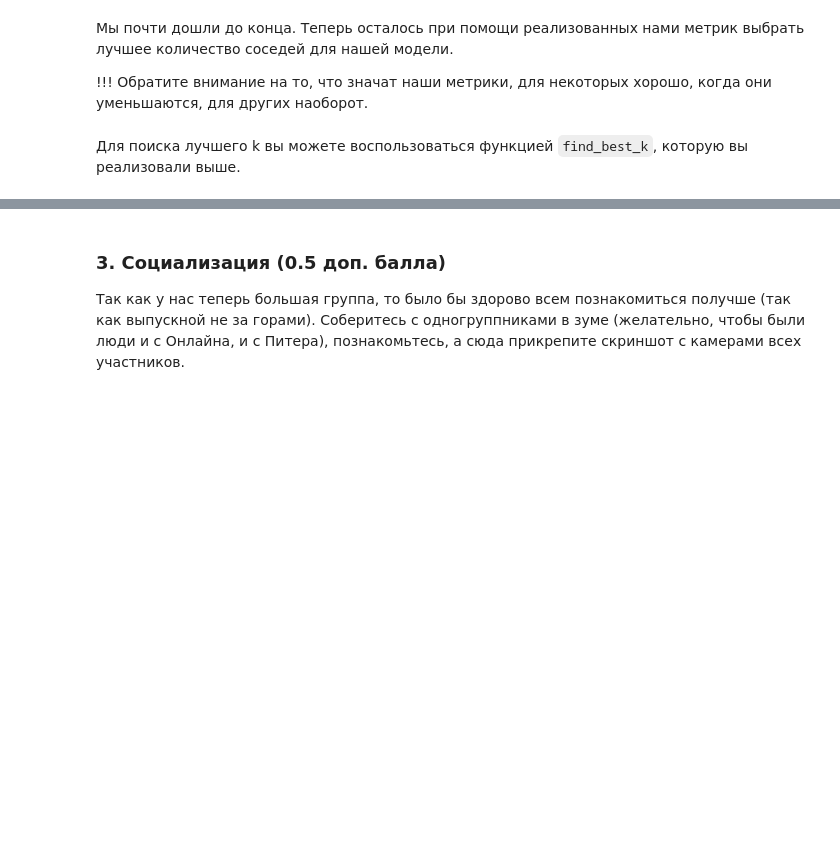
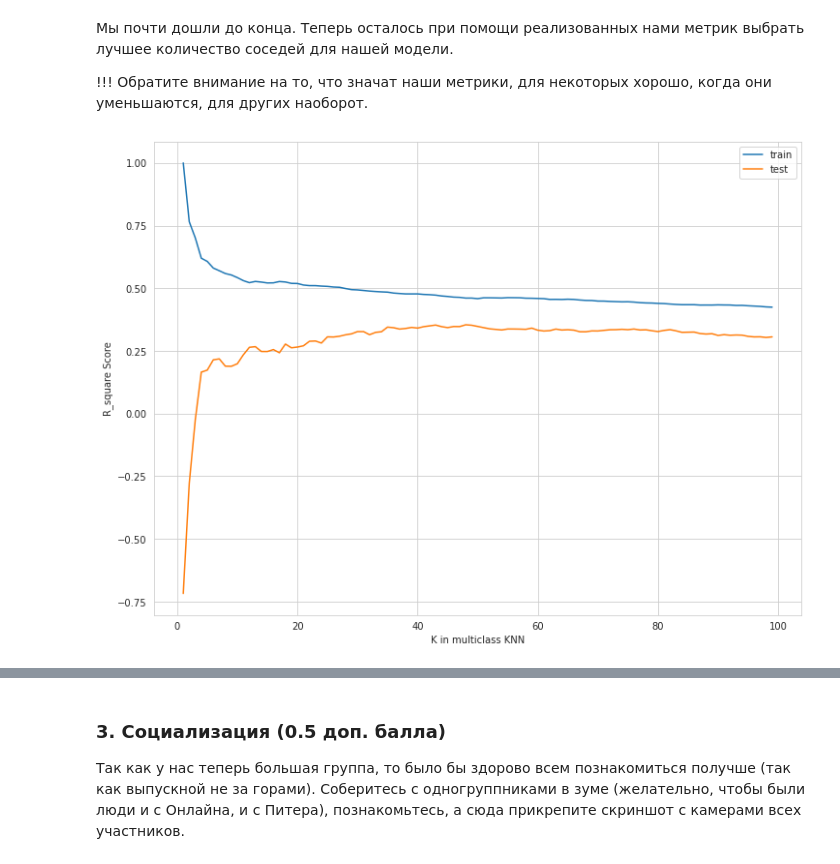
Before and after one commit to Freddsle/BI_ML_2021, a Jupyter notebook: l01_knn/code/KNN.ipynb, the cells around one changed output, grey strips where cells are left out. Cells and saved outputs as stored; diff of their text form; code cells hidden in the pictures; blank space fills up the shorter version.

Commit message:
add knr choose_best_k

```diff
--- a/l01_knn/code/KNN.ipynb
+++ b/l01_knn/code/KNN.ipynb
@@ -566,5 +581,42 @@ r2_score(test_y, knr_predictions)
 !!! Обратите внимание на то, что значат наши метрики, для некоторых хорошо, когда они уменьшаются, для других наоборот.
 # %%
 from metrics import r_squared, mse, mae
-# %% [markdown]
-Для поиска лучшего k вы можете воспользоваться функцией `find_best_k`, которую вы реализовали выше.
+# %%
+def choose_best_k(train_X, train_y, test_X, test_y, k_params):
+    r2_test, r2_train = [], []
+    mse_test, mse_train = [], []
+    mae_test, mae_train = [], []
+
+    for k in k_params:
+        knr_model = KNeighborsRegressor(n_neighbors=k)
+        knr_model.fit(X=train_X, y=train_y)
+
+        test_predictions = knr_model.predict(test_X)
+        train_predictions = knr_model.predict(train_X)
+
+        r2_test.append(r_squared(test_predictions, test_y))
+        #r2_test.append(r2_score(test_y, test_predictions))
+        mse_test.append(mse(test_predictions, test_y))
+        mae_test.append(mae(test_predictions, test_y))
+
+        r2_train.append(r_squared(train_predictions, train_y))
+        #r2_train.append(r2_score(train_y, train_predictions))
+        mse_train.append(mse(train_predictions, train_y))
+        mae_train.append(mae(train_predictions, train_y))
+
+    return r2_test, r2_train, mse_test, mse_train, mae_test, mae_train
+# %%
+k_params = list(range(1,100))
+
+r2_test, r2_train, mse_test, mse_train, mae_test, mae_train = choose_best_k(train_X, train_y,
+                                                                            test_X, test_y,
+                                                                            k_params)
+# %%
+# plot r_square
+plt.plot(k_params, r2_train, label="train")
+plt.plot(k_params, r2_test, label="test")
+plt.legend()
+plt.xlabel("K in multiclass KNN")
+plt.ylabel("R_square Score");
+# %% [output]
+[figure, added]
```
Also changed, not shown: parts of 69 cells of this notebook, 1 other file.
